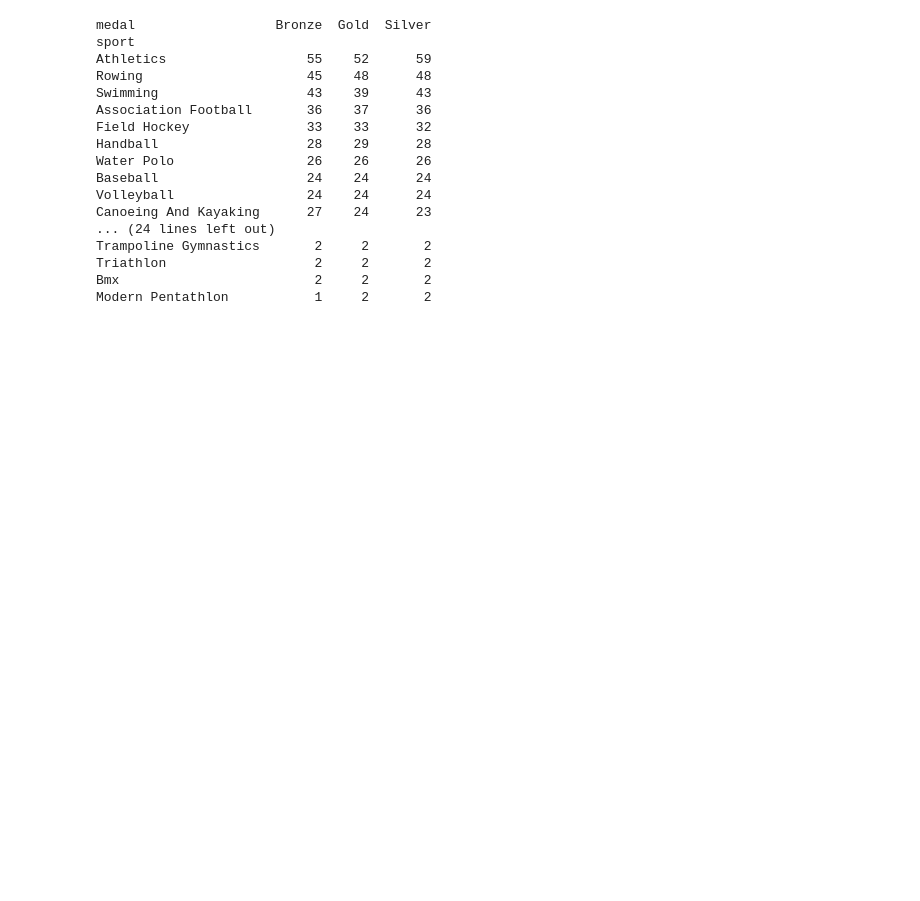
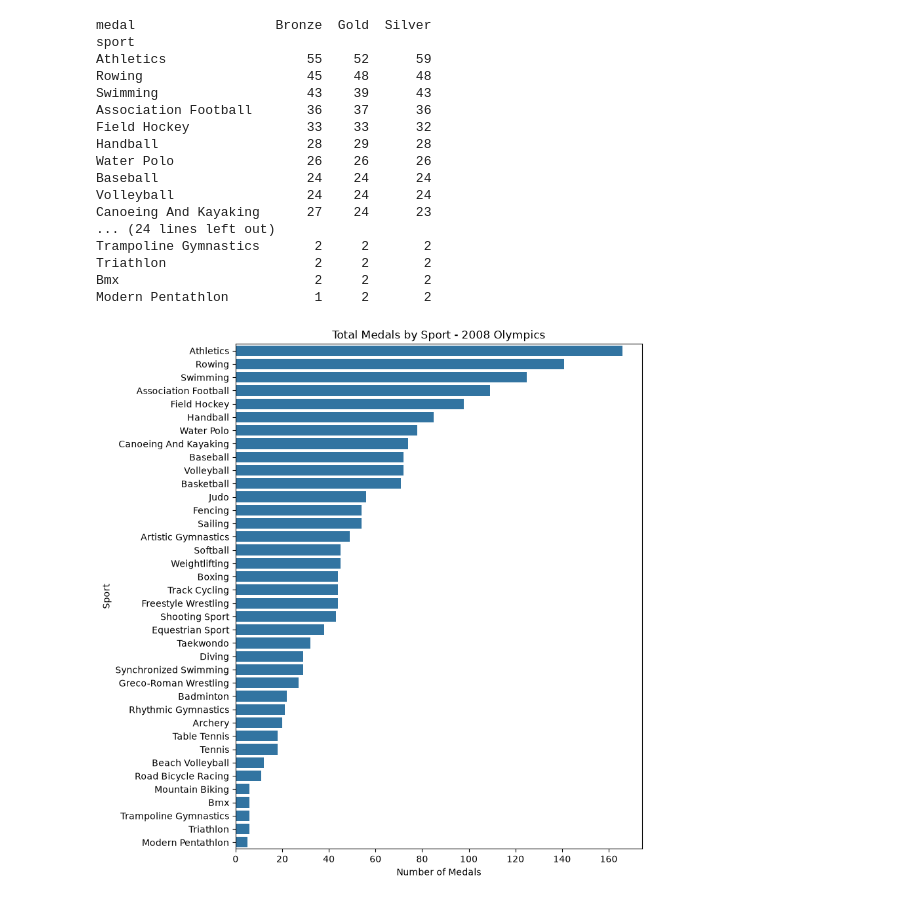
Before and after one commit to byoung24-afk/YOUNG-Data-Science-Portfolio, a Jupyter notebook: TidyData-Project/tidy_data_project.ipynb, the cells around one changed output. Drawn from its saved outputs; the diff is of its cells as text; code cells hidden in the pictures; blank space fills up the shorter version.

Commit message:
Add bar chart of total medals by sport

```diff
--- a/TidyData-Project/tidy_data_project.ipynb
+++ b/TidyData-Project/tidy_data_project.ipynb
@@ -147,3 +147,12 @@ Trampoline Gymnastics       2     2       2
 Triathlon                   2     2       2
 Bmx                         2     2       2
 Modern Pentathlon           1     2       2
+# %%
+plt.figure(figsize=(8,10))
+sns.countplot(data=df_long, y="sport", order=df_long["sport"].value_counts().index)
+plt.xlabel("Number of Medals")
+plt.title("Total Medals by Sport - 2008 Olympics")
+plt.ylabel("Sport")
+plt.show()
+# %% [output]
+[figure, added]
```
